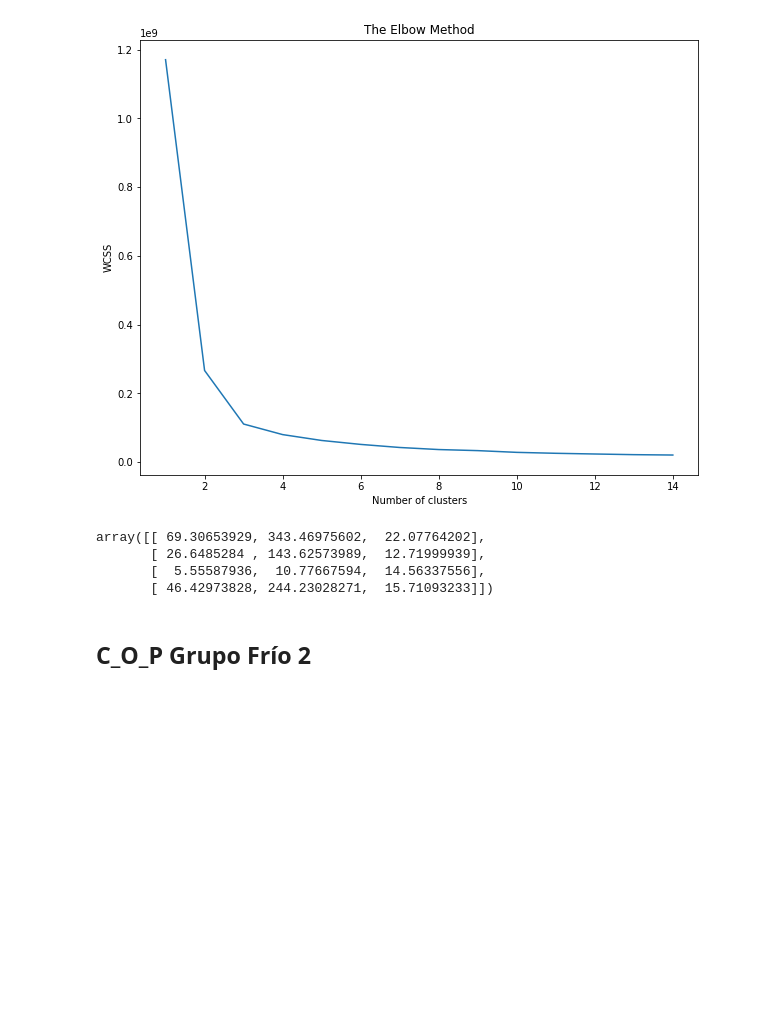
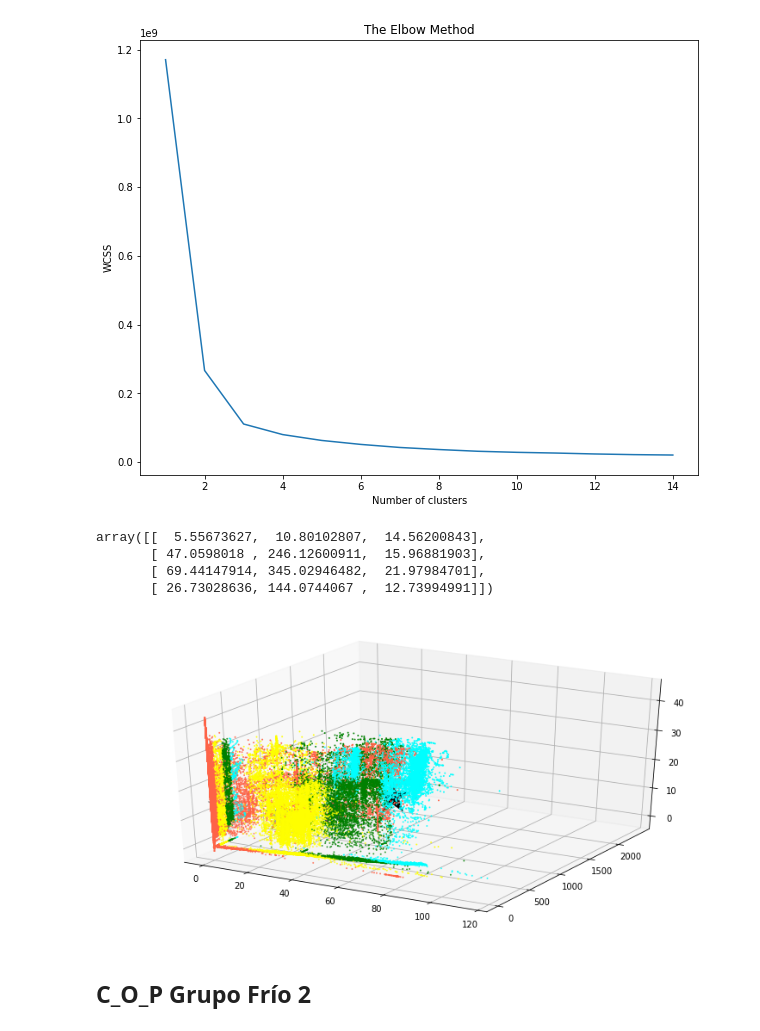
Before and after one commit to douglasag17/ML-SmartBuildings, a Jupyter notebook: AprendizajeNoSupervisado/KMeans_COP.ipynb, the cells around one changed output. Cells and saved outputs as stored; diff of their text form; code cells hidden in the pictures; blank space fills up the shorter version.

```diff
--- a/AprendizajeNoSupervisado/KMeans_COP.ipynb
+++ b/AprendizajeNoSupervisado/KMeans_COP.ipynb
@@ -209,13 +231,16 @@ metodoCodo(dataFrio1)
 kmeans = KMeans(n_clusters = 4)
 kmeans.fit(dataFrio1)
 centroids = kmeans.cluster_centers_
+centroids
+# %% [output]
+array([[  5.55673627,  10.80102807,  14.56200843],
+       [ 47.0598018 , 246.12600911,  15.96881903],
+       [ 69.44147914, 345.02946482,  21.97984701],
+       [ 26.73028636, 144.0744067 ,  12.73994991]])
-# %%
-centroids
-# %% [output]
-array([[ 69.30653929, 343.46975602,  22.07764202],
-       [ 26.6485284 , 143.62573989,  12.71999939],
-       [  5.55587936,  10.77667594,  14.56337556],
-       [ 46.42973828, 244.23028271,  15.71093233]])
+# %%
+graph_clusters(dataFrio1, centroids)
+# %% [output]
+[figure, added]
 # %% [markdown]
 ## C_O_P Grupo Frío 2
 # %% [markdown]
```
Also changed, not shown: parts of 14 cells of this notebook.
